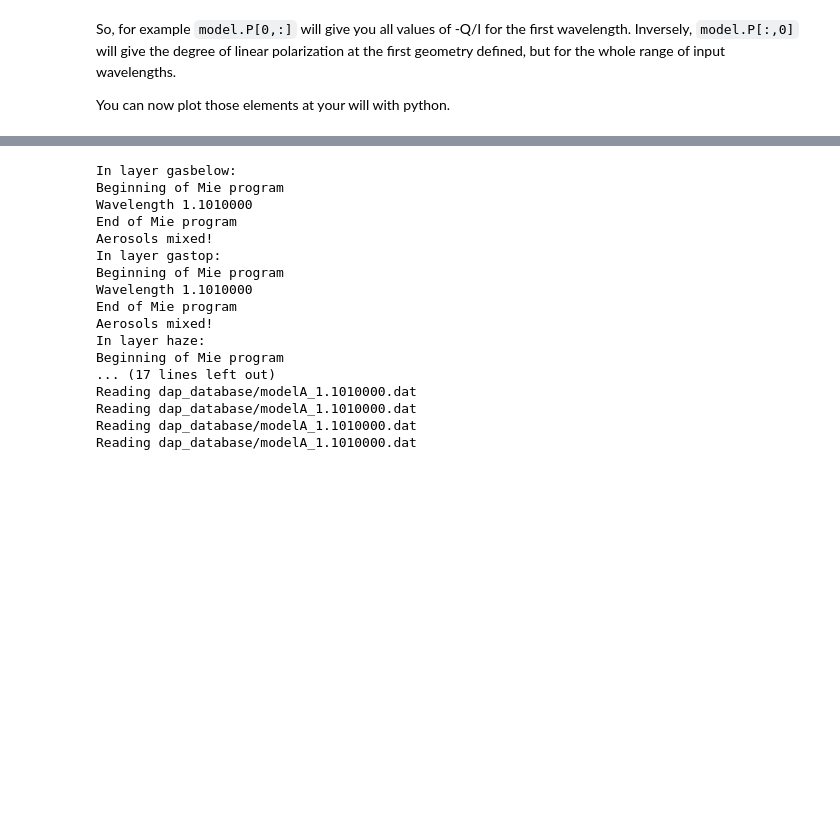
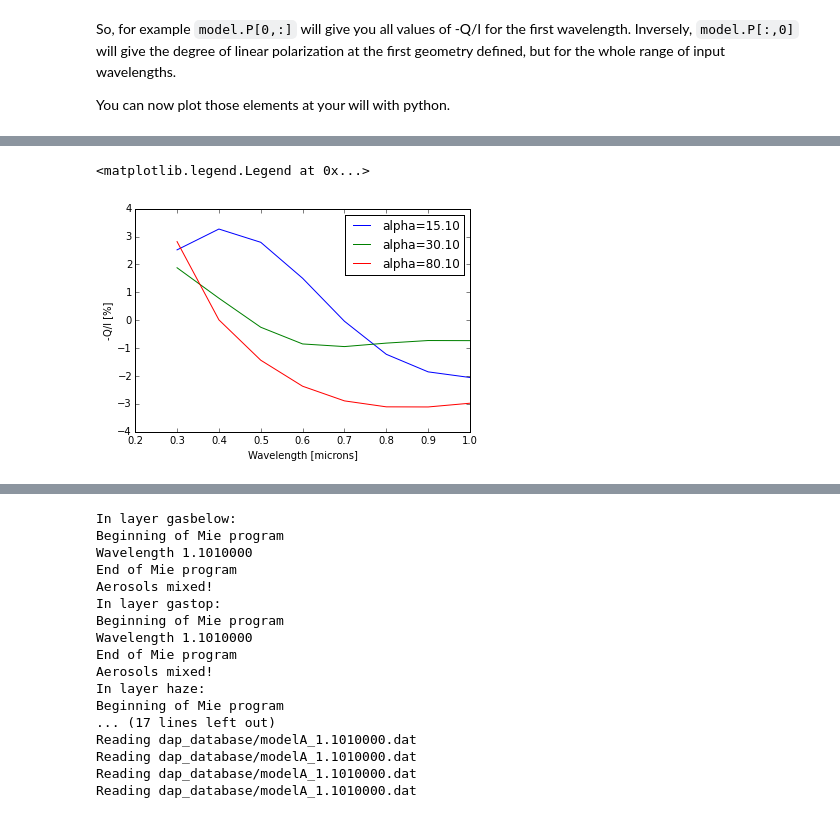
Before and after one commit to gouravmahapatra/pymiedap, a Jupyter notebook: pymiedap_tutorial.ipynb, the cells around one changed output, grey strips where cells are left out. Saved outputs shown, nothing was run; the diff lists cells and outputs as text; code cells hidden in the pictures; blank space fills up the shorter version.

```diff
--- a/pymiedap_tutorial.ipynb
+++ b/pymiedap_tutorial.ipynb
@@ -530,3 +534,13 @@ mpl.ylabel('-Q/I [%]')
+# %%
+mpl.plot(model.wvl_list,100 * model.P[:,150], label='alpha={:2.2f}'.format(model.phase[150])) #plotting a spectrum
+mpl.plot(model.wvl_list,100 * model.P[:,300], label='alpha={:2.2f}'.format(model.phase[300])) #plotting a spectrum
+mpl.plot(model.wvl_list,100 * model.P[:,800], label='alpha={:2.2f}'.format(model.phase[800])) #plotting a spectrum
+mpl.xlabel('Wavelength [microns]')
+mpl.ylabel('-Q/I [%]')
+mpl.legend()
+# %% [output]
+<matplotlib.legend.Legend at 0x...>
+[figure, added]
 # %% [markdown]
 ##Going further
 
```
Also changed, not shown: parts of 14 cells of this notebook.
